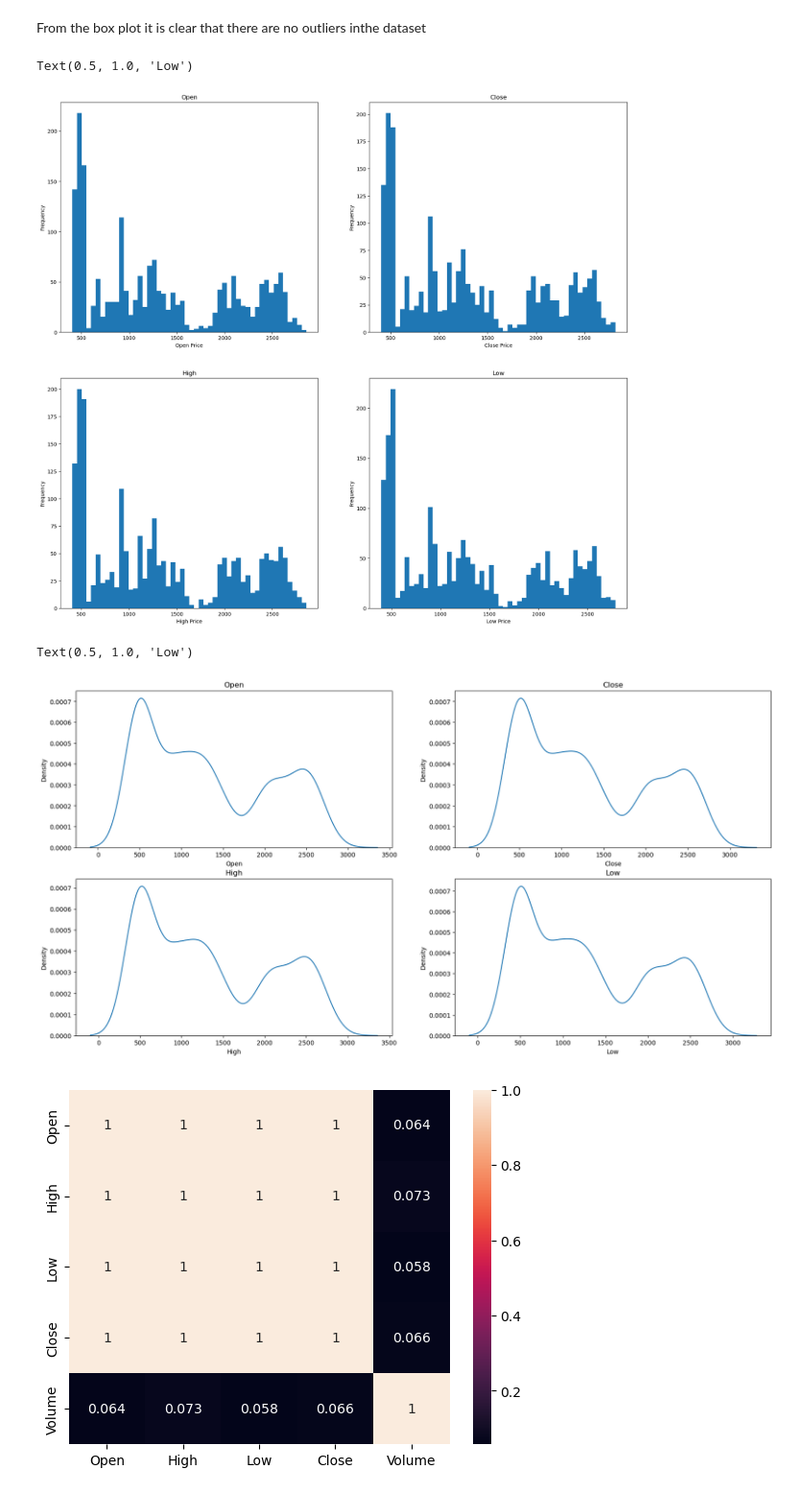
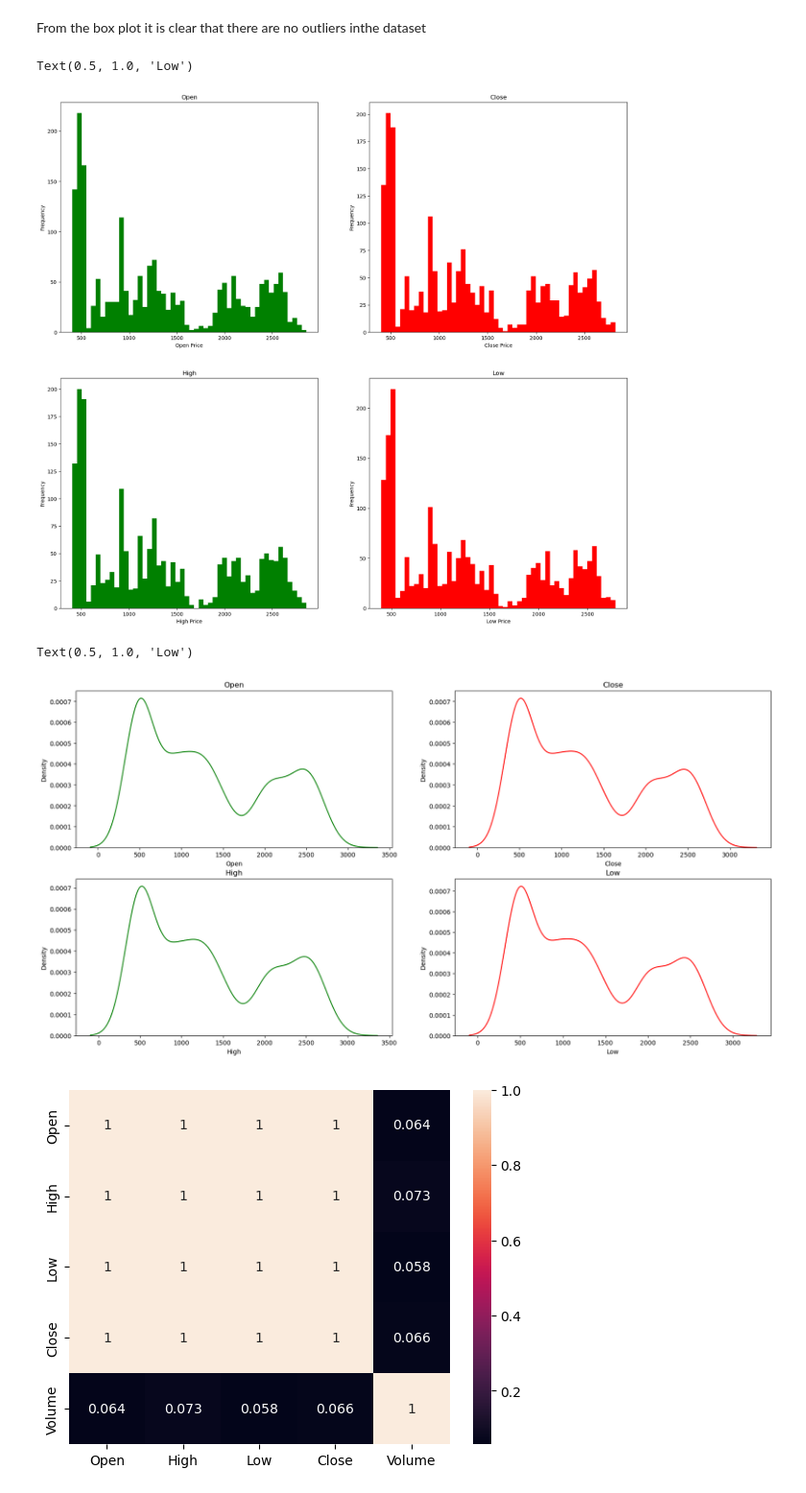
Before and after one commit to blackant666/Reliance-Stock-Market-Prediction, a Jupyter notebook: Reliance Stock Market Prediction.ipynb, the cells around one changed output. Shown at 96% size. Saved outputs shown, nothing was run; the diff lists cells and outputs as text; code cells hidden in the pictures.

```diff
--- a/Reliance Stock Market Prediction.ipynb
+++ b/Reliance Stock Market Prediction.ipynb
@@ -296,55 +296,55 @@ From the box plot it is clear that there are no outliers inthe dataset
 # %%
 # Ploting Histogram
 plt.figure(figsize=(20,18))
 #Plot 1
 plt.subplot(2,2,1)
-plt.hist(reliance['Open'],bins=50)
+plt.hist(reliance['Open'],bins=50, color='green')
 plt.xlabel("Open Price")
 plt.ylabel("Frequency")
 plt.title('Open')
 #Plot 2
 plt.subplot(2,2,2)
-plt.hist(reliance['Close'],bins=50)
+plt.hist(reliance['Close'],bins=50, color='red')
 plt.xlabel("Close Price")
 plt.ylabel("Frequency")
 plt.title('Close')
 #Plot 3
 plt.subplot(2,2,3)
-plt.hist(reliance['High'],bins=50)
+plt.hist(reliance['High'],bins=50, color='green')
 plt.xlabel("High Price")
 plt.ylabel("Frequency")
 plt.title('High')
 #Plot 4
 plt.subplot(2,2,4)
-plt.hist(reliance['Low'],bins=50)
+plt.hist(reliance['Low'],bins=50, color='red')
 plt.xlabel("Low Price")
 plt.ylabel("Frequency")
 plt.title('Low')
 # %% [output]
 Text(0.5, 1.0, 'Low')
-[figure, old version]
+[figure, new version]
 # %%
 # KDE-Plots
 plt.figure(figsize=(20,10))
 #Plot 1
 plt.subplot(2,2,1)
-sns.kdeplot(reliance['Open'])
+sns.kdeplot(reliance['Open'], color='green')
 plt.title('Open')
 #Plot 2
 plt.subplot(2,2,2)
-sns.kdeplot(reliance['Close'])
+sns.kdeplot(reliance['Close'], color='red')
 plt.title('Close')
 #Plot 3
 plt.subplot(2,2,3)
-sns.kdeplot(reliance['High'])
+sns.kdeplot(reliance['High'], color='green')
 plt.title('High')
 #Plot 4
 plt.subplot(2,2,4)
-sns.kdeplot(reliance['Low'])
+sns.kdeplot(reliance['Low'], color='red')
 plt.title('Low')
 # %% [output]
 Text(0.5, 1.0, 'Low')
-[figure, old version]
+[figure, new version]
 # %%
 sns.heatmap(reliance.corr(),annot=True)
 plt.show()
```
Also changed, not shown: parts of 1 cell of this notebook.
